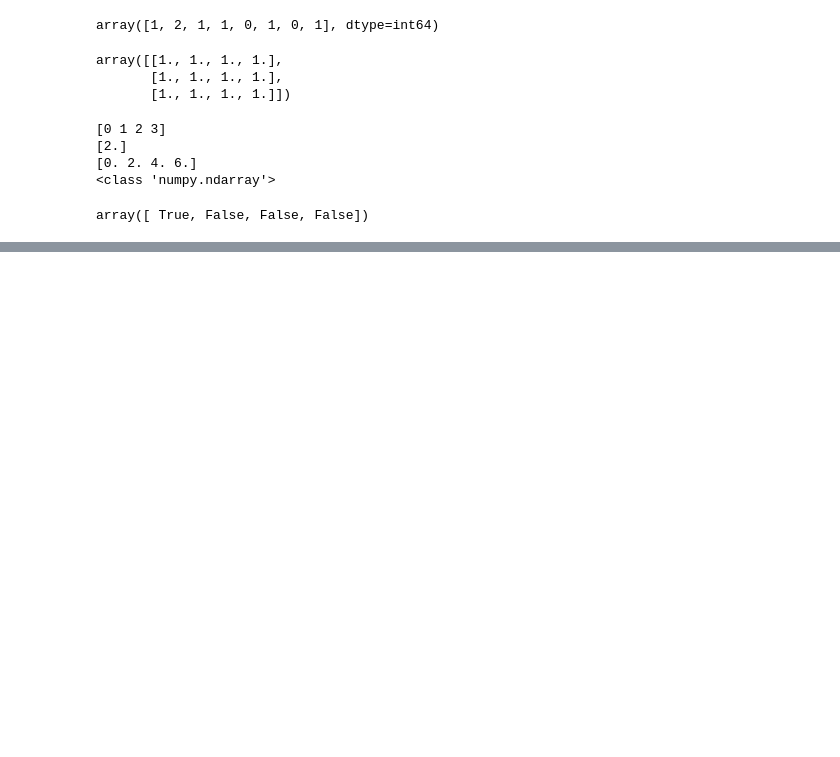
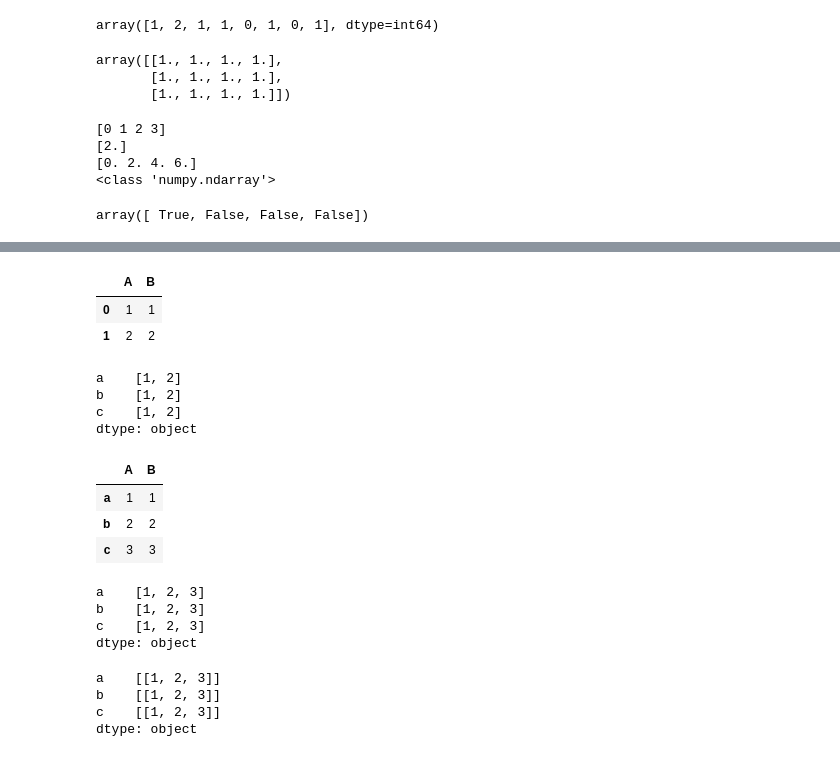
Before and after one commit to HyeshinLim/python_with_lksee, a Jupyter notebook: practice&review_lesson.ipynb, the cells around one changed output, grey strips where cells are left out. Saved outputs shown, nothing was run; the diff lists cells and outputs as text; code cells hidden in the pictures; blank space fills up the shorter version.

```diff
--- a/practice&review_lesson.ipynb
+++ b/practice&review_lesson.ipynb
@@ -828,0 +843,34 @@ array([ True, False, False, False])
+# %%
+df.apply(lambda x: [1,2], axis=0)
+# %% [output]
+|  | A | B |
+| 0 | 1 | 1 |
+| 1 | 2 | 2 |
+# %%
+df.apply(lambda x: [1,2], axis=1)
+# %% [output]
+a    [1, 2]
+b    [1, 2]
+c    [1, 2]
+dtype: object
+# %%
+df.apply(lambda x: [1,2,3], axis=0)
+# %% [output]
+|  | A | B |
+| a | 1 | 1 |
+| b | 2 | 2 |
+| c | 3 | 3 |
+# %%
+df.apply(lambda x: [1,2,3], axis=1)
+# %% [output]
+a    [1, 2, 3]
+b    [1, 2, 3]
+c    [1, 2, 3]
+dtype: object
+# %%
+df.apply(lambda x: [[1,2,3]], axis=1)
+# %% [output]
+a    [[1, 2, 3]]
+b    [[1, 2, 3]]
+c    [[1, 2, 3]]
+dtype: object
```
Also changed, not shown: parts of 4 cells of this notebook, 2 other files.
